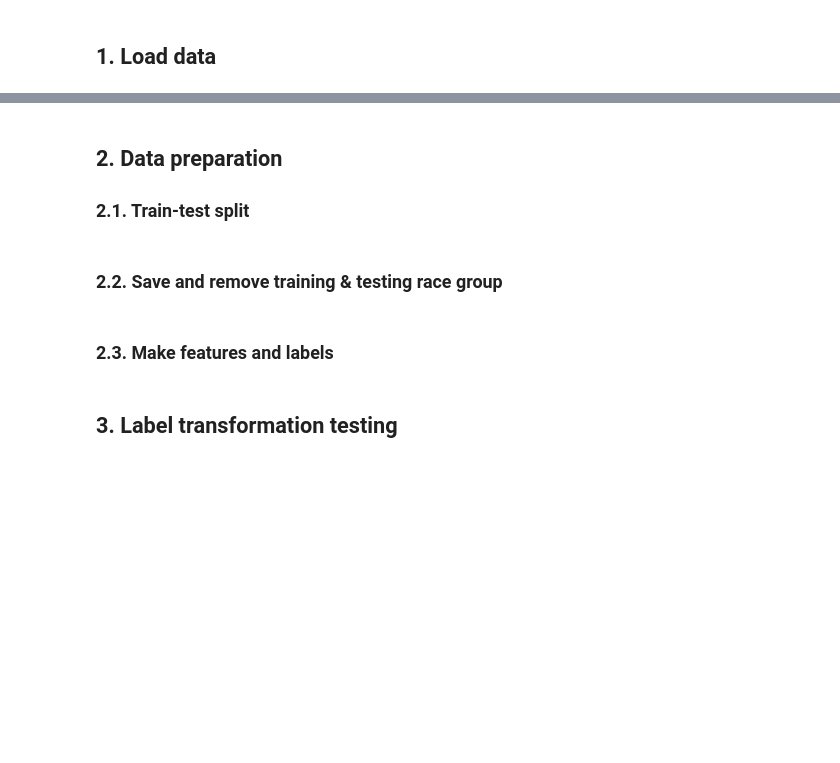
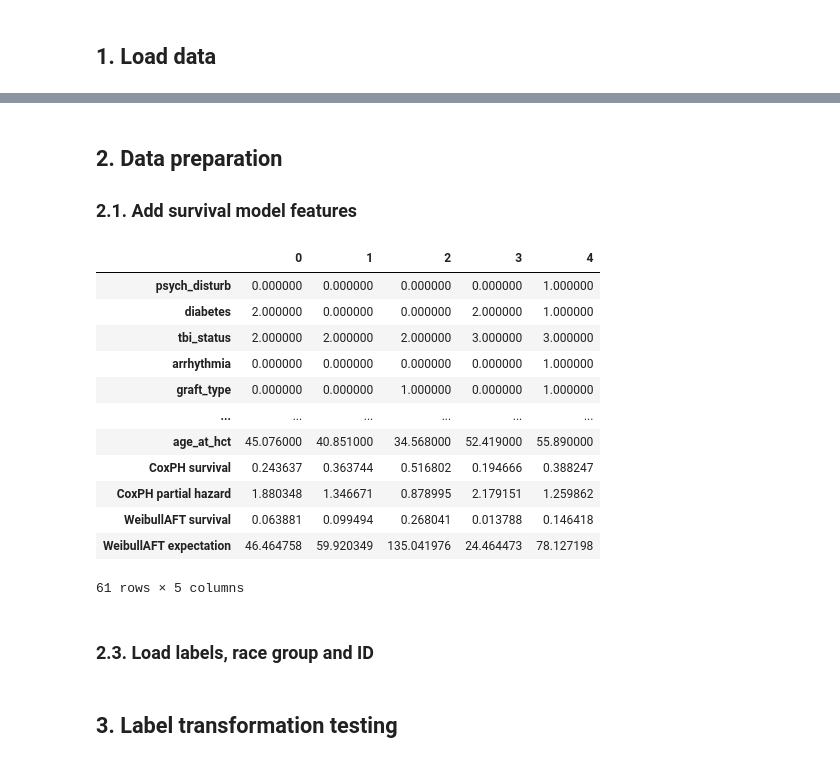
Before and after one commit to gperdrizet/HSCT_survival, a Jupyter notebook: notebooks/03.3-XGBoost_engineered_features.ipynb, the cells around one changed output, grey strips where cells are left out. Drawn from its saved outputs; the diff is of its cells as text; code cells hidden in the pictures; blank space fills up the shorter version.

```diff
--- a/notebooks/03.3-XGBoost_engineered_features.ipynb
+++ b/notebooks/03.3-XGBoost_engineered_features.ipynb
@@ -71,0 +34,28 @@ memory usage: 20.1+ MB
+# %%
+# Read the dataset metadata
+with open(datasets_file, 'rb') as input_file:
+    datasets=pickle.load(input_file)
+
+# Load one of the datasets
+with open(datasets['All ordinal encoded, NAN imputed'], 'rb') as input_file:
+    data_dict=pickle.load(input_file)
+
+print('Data dictionary contains:\n')
+for key, value in data_dict.items():
+    print(f' {key}: {type(value)}')
+
+# Load Cox Proportional Hazard model features
+with open(coxph_survival_file, 'rb') as input_file:
+    coxph_features=pickle.load(input_file)
+
+print('\nCox PH features:\n')
+for key, value in coxph_features.items():
+    print(f' {key}: {type(value)}')
+
+# Load Weibull Accelerated Failure Time model features
+with open(weibullaft_survival_file, 'rb') as input_file:
+    weibullaft_features=pickle.load(input_file)
+
+print('\nWeibull AFT features:\n')
+for key, value in weibullaft_features.items():
+    print(f' {key}: {type(value)}')
@@ -72,4 +80,4 @@ memory usage: 20.1+ MB
 # %% [markdown]
 ## 2. Data preparation
 
-### 2.1. Train-test split
+### 2.1. Add survival model features
@@ -81,2 +83,0 @@ testing_df=pd.DataFrame(testing, columns=data_df.columns)
-# %% [markdown]
-### 2.2. Save and remove training & testing race group
@@ -89,2 +84,30 @@ testing_df.drop('race_group', axis=1, inplace=True)
+# %%
+training_features_df=data_dict['Training features']
+training_features_df['CoxPH survival']=coxph_features['Training survival']
+training_features_df['CoxPH partial hazard']=coxph_features['Training partial hazard']
+training_features_df['WeibullAFT survival']=weibullaft_features['Training survival']
+training_features_df['WeibullAFT expectation']=weibullaft_features['Training expectation']
+
+testing_features_df=data_dict['Testing features']
+testing_features_df['CoxPH survival']=coxph_features['Testing survival']
+testing_features_df['CoxPH partial hazard']=coxph_features['Testing partial hazard']
+testing_features_df['WeibullAFT survival']=weibullaft_features['Testing survival']
+testing_features_df['WeibullAFT expectation']=weibullaft_features['Testing expectation']
+
+training_features_df.head().transpose()
+# %% [output]
+|  | 0 | 1 | 2 | 3 | 4 |
+| psych_disturb | 0.000000 | 0.000000 | 0.000000 | 0.000000 | 1.000000 |
+| diabetes | 2.000000 | 0.000000 | 0.000000 | 2.000000 | 1.000000 |
+| tbi_status | 2.000000 | 2.000000 | 2.000000 | 3.000000 | 3.000000 |
+| arrhythmia | 0.000000 | 0.000000 | 0.000000 | 0.000000 | 1.000000 |
+| graft_type | 0.000000 | 0.000000 | 1.000000 | 0.000000 | 1.000000 |
+| ... | ... | ... | ... | ... | ... |
+| age_at_hct | 45.076000 | 40.851000 | 34.568000 | 52.419000 | 55.890000 |
+| CoxPH survival | 0.243637 | 0.363744 | 0.516802 | 0.194666 | 0.388247 |
+| CoxPH partial hazard | 1.880348 | 1.346671 | 0.878995 | 2.179151 | 1.259862 |
+| WeibullAFT survival | 0.063881 | 0.099494 | 0.268041 | 0.013788 | 0.146418 |
+| WeibullAFT expectation | 46.464758 | 59.920349 | 135.041976 | 24.464473 | 78.127198 |
+61 rows × 5 columns
 # %% [markdown]
-### 2.3. Make features and labels
+### 2.3. Load labels, race group and ID
```
Also changed, not shown: parts of 15 cells of this notebook, 1 other file.
